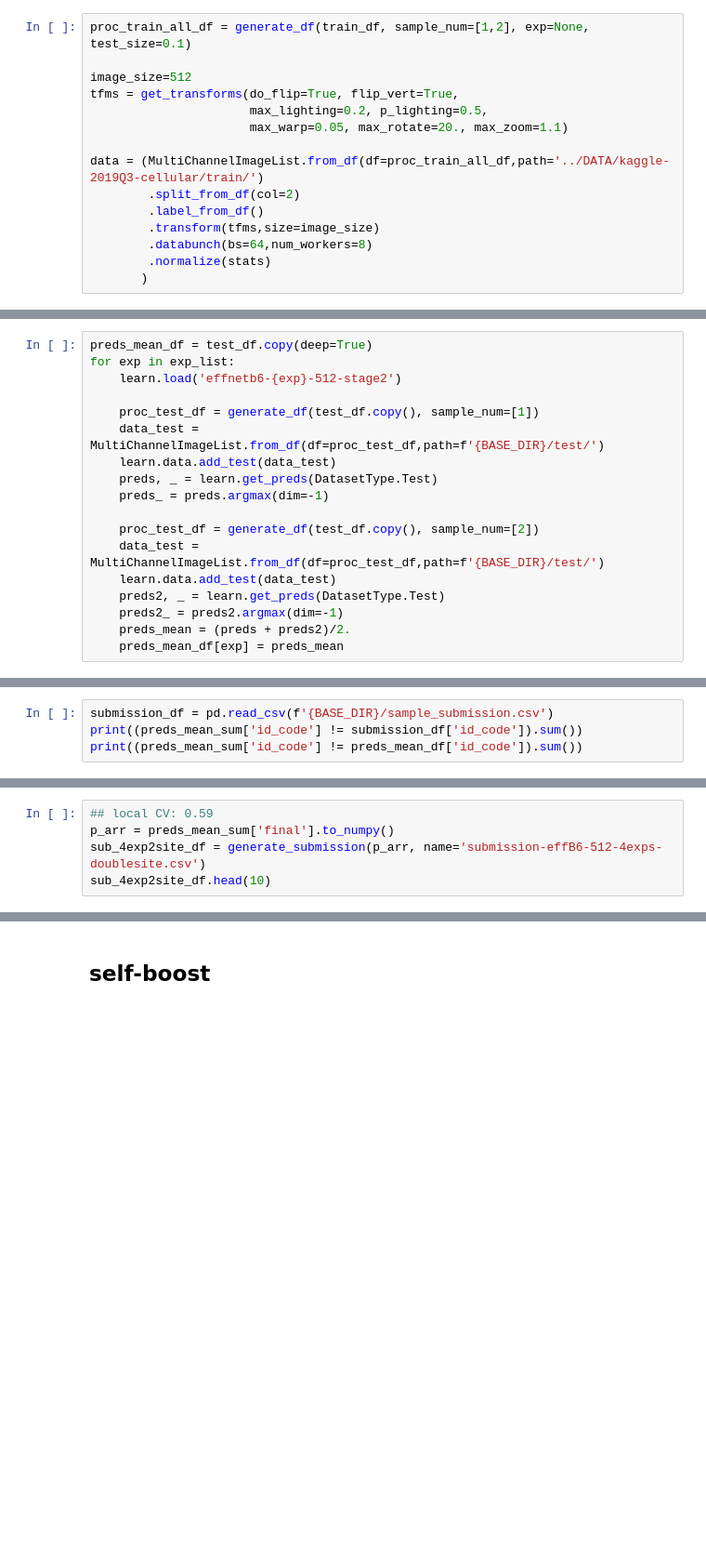
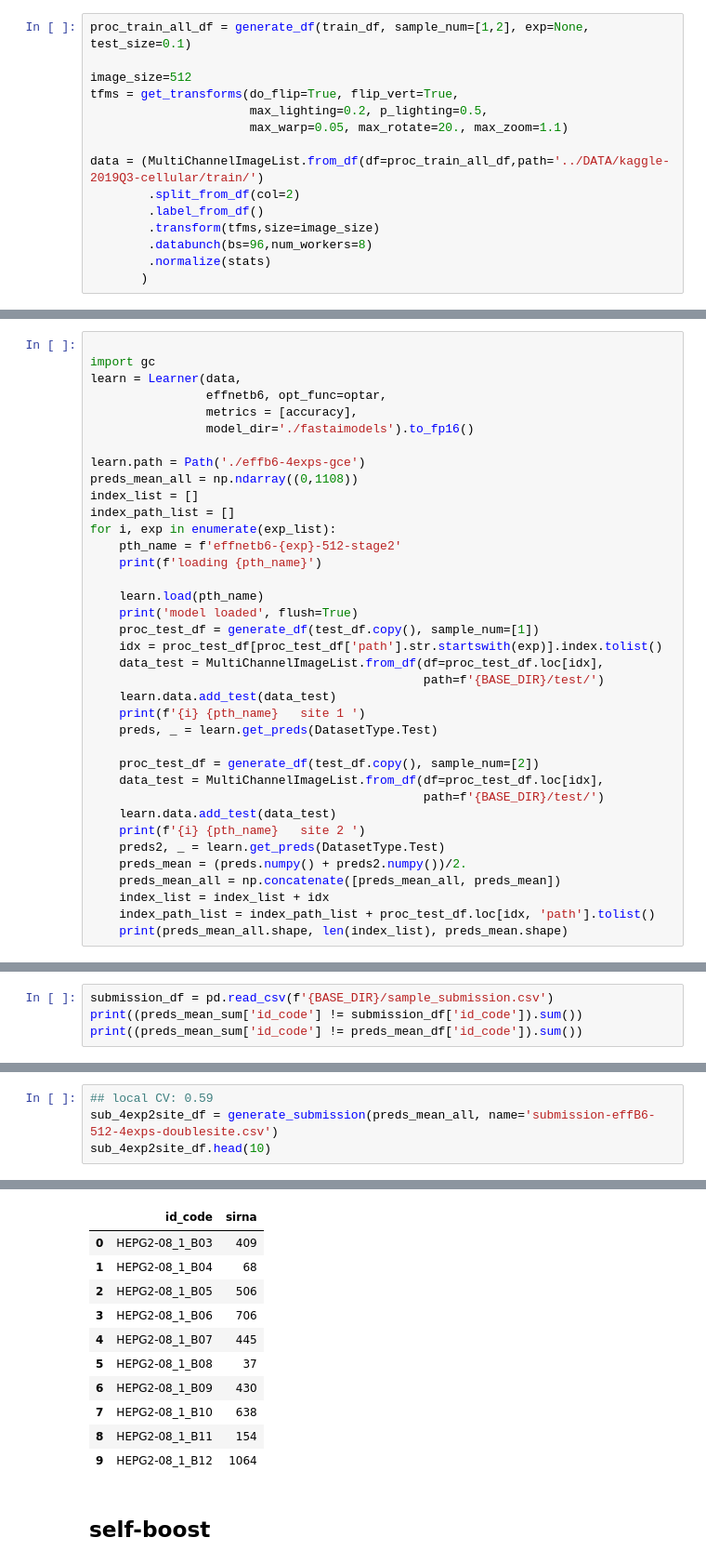
Before and after one commit to chengjiun/kaggle-2019Q3-cellular, a Jupyter notebook: Notebooks/rcic-fastai-effnetb5-512-gce-4exp.ipynb, the cells around one changed output, grey strips where cells are left out. Shown: that part at 93% size. Saved outputs shown, nothing was run; the diff lists cells and outputs as text; blank space fills up the shorter version.

```diff
--- a/Notebooks/rcic-fastai-effnetb5-512-gce-4exp.ipynb
+++ b/Notebooks/rcic-fastai-effnetb5-512-gce-4exp.ipynb
@@ -417,6 +516,6 @@ data = (MultiChannelImageList.from_df(df=proc_train_all_df,path='../DATA/kaggle-
         .split_from_df(col=2)
         .label_from_df()
         .transform(tfms,size=image_size)
-        .databunch(bs=64,num_workers=8)
+        .databunch(bs=96,num_workers=8)
         .normalize(stats)
        )
@@ -441,18 +566,37 @@ Image (6, 512, 512),Image (6, 512, 512),Image (6, 512, 512),Image (6, 512, 512),
 # %%
-preds_mean_df = test_df.copy(deep=True)
-for exp in exp_list:
-    learn.load('effnetb6-{exp}-512-stage2')
 
+import gc
+learn = Learner(data,
+                effnetb6, opt_func=optar,
+                metrics = [accuracy],
+                model_dir='./fastaimodels').to_fp16()
+
+learn.path = Path('./effb6-4exps-gce')
+preds_mean_all = np.ndarray((0,1108))
+index_list = []
+index_path_list = []
+for i, exp in enumerate(exp_list):
+    pth_name = f'effnetb6-{exp}-512-stage2'
+    print(f'loading {pth_name}')
+
+    learn.load(pth_name)
+    print('model loaded', flush=True)
     proc_test_df = generate_df(test_df.copy(), sample_num=[1])
-    data_test = MultiChannelImageList.from_df(df=proc_test_df,path=f'{BASE_DIR}/test/')
+    idx = proc_test_df[proc_test_df['path'].str.startswith(exp)].index.tolist()
+    data_test = MultiChannelImageList.from_df(df=proc_test_df.loc[idx],
+                                              path=f'{BASE_DIR}/test/')
     learn.data.add_test(data_test)
+    print(f'{i} {pth_name}   site 1 ')
     preds, _ = learn.get_preds(DatasetType.Test)
-    preds_ = preds.argmax(dim=-1)
 
     proc_test_df = generate_df(test_df.copy(), sample_num=[2])
-    data_test = MultiChannelImageList.from_df(df=proc_test_df,path=f'{BASE_DIR}/test/')
+    data_test = MultiChannelImageList.from_df(df=proc_test_df.loc[idx],
+                                              path=f'{BASE_DIR}/test/')
     learn.data.add_test(data_test)
+    print(f'{i} {pth_name}   site 2 ')
     preds2, _ = learn.get_preds(DatasetType.Test)
-    preds2_ = preds2.argmax(dim=-1)
-    preds_mean = (preds + preds2)/2.
-    preds_mean_df[exp] = preds_mean
+    preds_mean = (preds.numpy() + preds2.numpy())/2.
+    preds_mean_all = np.concatenate([preds_mean_all, preds_mean])
+    index_list = index_list + idx
+    index_path_list = index_path_list + proc_test_df.loc[idx, 'path'].tolist()
+    print(preds_mean_all.shape, len(index_list), preds_mean.shape)
@@ -504,5 +648,5 @@ print((preds_mean_sum['id_code'] != preds_mean_df['id_code']).sum())
 # %%
 ## local CV: 0.59
-p_arr = preds_mean_sum['final'].to_numpy()
-sub_4exp2site_df = generate_submission(p_arr, name='submission-effB6-512-4exps-doublesite.csv')
+sub_4exp2site_df = generate_submission(preds_mean_all, name='submission-effB6-512-4exps-doublesite.csv')
 sub_4exp2site_df.head(10)
+# %% [output]
@@ -509,2 +654,13 @@ sub_4exp2site_df.head(10)
+|  | id_code | sirna |
+| 0 | HEPG2-08_1_B03 | 409 |
+| 1 | HEPG2-08_1_B04 | 68 |
+| 2 | HEPG2-08_1_B05 | 506 |
+| 3 | HEPG2-08_1_B06 | 706 |
+| 4 | HEPG2-08_1_B07 | 445 |
+| 5 | HEPG2-08_1_B08 | 37 |
+| 6 | HEPG2-08_1_B09 | 430 |
+| 7 | HEPG2-08_1_B10 | 638 |
+| 8 | HEPG2-08_1_B11 | 154 |
+| 9 | HEPG2-08_1_B12 | 1064 |
 # %% [markdown]
 ## self-boost
```
Also changed, not shown: parts of 23 cells of this notebook.
